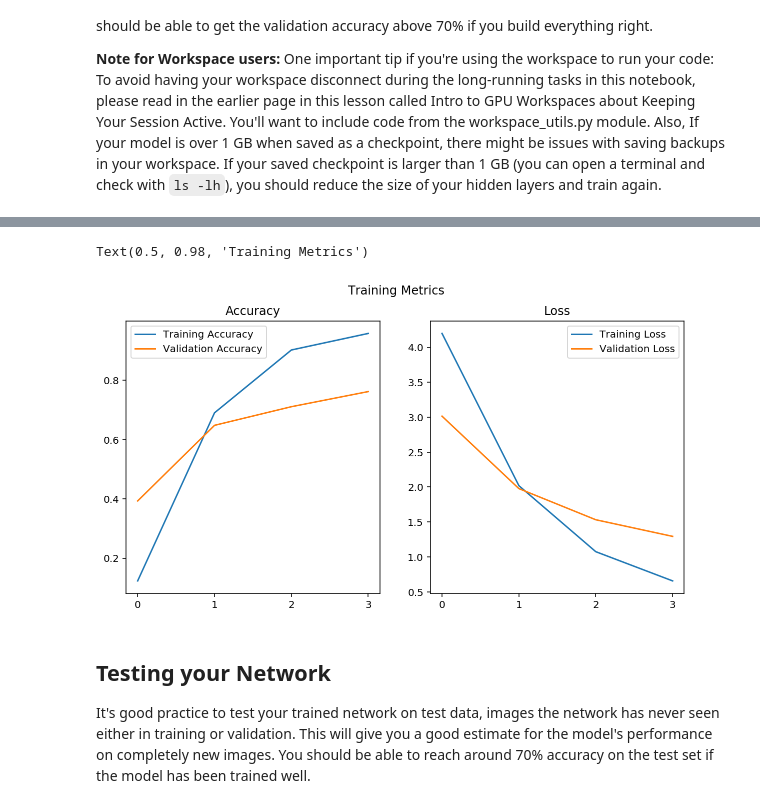
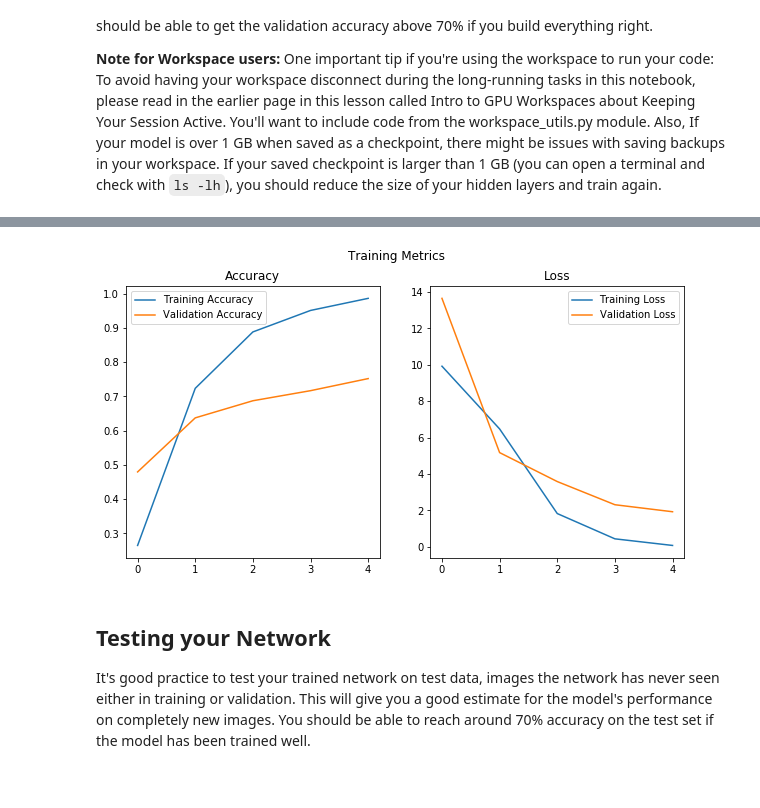
Before and after one commit to msmall318/intro-to-ml-tensorflow, a Jupyter notebook: projects/p2_image_classifier/Project_Image_Classifier_Project.ipynb, the cells around one changed output, grey strips where cells are left out. Cells and saved outputs as stored; diff of their text form; code cells hidden in the pictures.

```diff
--- a/projects/p2_image_classifier/Project_Image_Classifier_Project.ipynb
+++ b/projects/p2_image_classifier/Project_Image_Classifier_Project.ipynb
@@ -149,19 +128,19 @@ for image, label in training_set.take(1):
 # %% [markdown]
 ## Create Pipeline
 # %%
+# TODO: Create a pipeline for each set.
 batch_size = 32
 image_size = 224
 
-
 num_training_examples = dataset_info.splits['train'].num_examples
 
-def format_image(image, label):
-    image = tf.cast(image, tf.float32)
-    image = tf.image.resize(image, (image_size, image_size))
-    image /= 255
-    return image, label
+def preprocess(image, label):
+    resized_image = tf.image.resize(image, [image_size, image_size])
+    final_image = keras.applications.xception.preprocess_input(resized_image)
+    return final_image, label
 
-training_batches = training_set.shuffle(num_training_examples//4).map(format_image).batch(batch_size).prefetch(1)
-validation_batches = validation_set.map(format_image).batch(batch_size).prefetch(1)
-testing_batches = test_set.map(format_image).batch(batch_size).prefetch(1)
+#run preprocessing on the training, validation and testing data
+training_batches = training_set.shuffle(num_training_examples//4).map(preprocess).batch(batch_size).prefetch(1)
+validation_batches = validation_set.map(preprocess).batch(batch_size).prefetch(1)
+testing_batches = test_set.map(preprocess).batch(batch_size).prefetch(1)
 # %% [output]
@@ -252,0 +168,13 @@ Epoch 4/4
+# %%
+# Done: Build and train your network.
+base_model = keras.applications.mobilenet_v2.MobileNetV2(include_top=False)
+avg = keras.layers.GlobalAveragePooling2D()(base_model.output)
+output = keras.layers.Dense(n_classes, activation="softmax")(avg)
+model = keras.Model(inputs=base_model.input, outputs=output)
+
+for layer in base_model.layers:
+  layer.trainable=False
+NUM_EPOCHS = 5
+optimizer = keras.optimizers.SGD(lr=0.2, momentum=0.9, decay=0.01)
+model.compile(loss="sparse_categorical_crossentropy", optimizer=optimizer, metrics=["accuracy"])
+history = model.fit(training_batches, epochs=NUM_EPOCHS, validation_data = validation_batches)
@@ -253,19 +183,24 @@ Epoch 4/4
 # %%
 # TODO: Plot the loss and accuracy values achieved during training for the training and validation set.
+#source : https://stackoverflow.com/questions/36952763/how-to-return-history-of-validation-loss-in-keras
+train_loss = history.history['loss']
+val_loss   = history.history['val_loss']
+train_acc  = history.history['accuracy']
+val_acc    = history.history['val_accuracy']
+xc         = range(NUM_EPOCHS)
 
 fig, ax = plt.subplots(figsize=(10,5), ncols=2)
-ax[0].plot([str(i) for i in range(4)], [0.1235, 0.6902, 0.9020, 0.9578], label='Training Accuracy')
-ax[0].plot([str(i) for i in range(4)], [0.3931, 0.6480, 0.7108, 0.7618], label='Validation Accuracy')
+ax[0].plot(xc, train_acc, label='Training Accuracy')
+ax[0].plot(xc, val_acc, label='Validation Accuracy')
 ax[0].legend()
 ax[0].set_title('Accuracy')
-ax[1].plot([str(i) for i in range(4)], [4.1993, 2.0196, 1.0748, 0.6565], label='Training Loss')
-ax[1].plot([str(i) for i in range(4)], [3.0146, 1.9778, 1.5320, 1.2938], label='Validation Loss')
+ax[1].plot(xc, train_loss, label='Training Loss')
+ax[1].plot(xc, val_loss, label='Validation Loss')
 ax[1].legend()
 ax[1].set_title('Loss')
 fig.suptitle('Training Metrics')
 # %% [output]
-Text(0.5, 0.98, 'Training Metrics')
-[figure, old version]
+[figure, new version]
 # %% [markdown]
 ## Testing your Network
 
```
Also changed, not shown: parts of 27 cells of this notebook, 3 other files.
